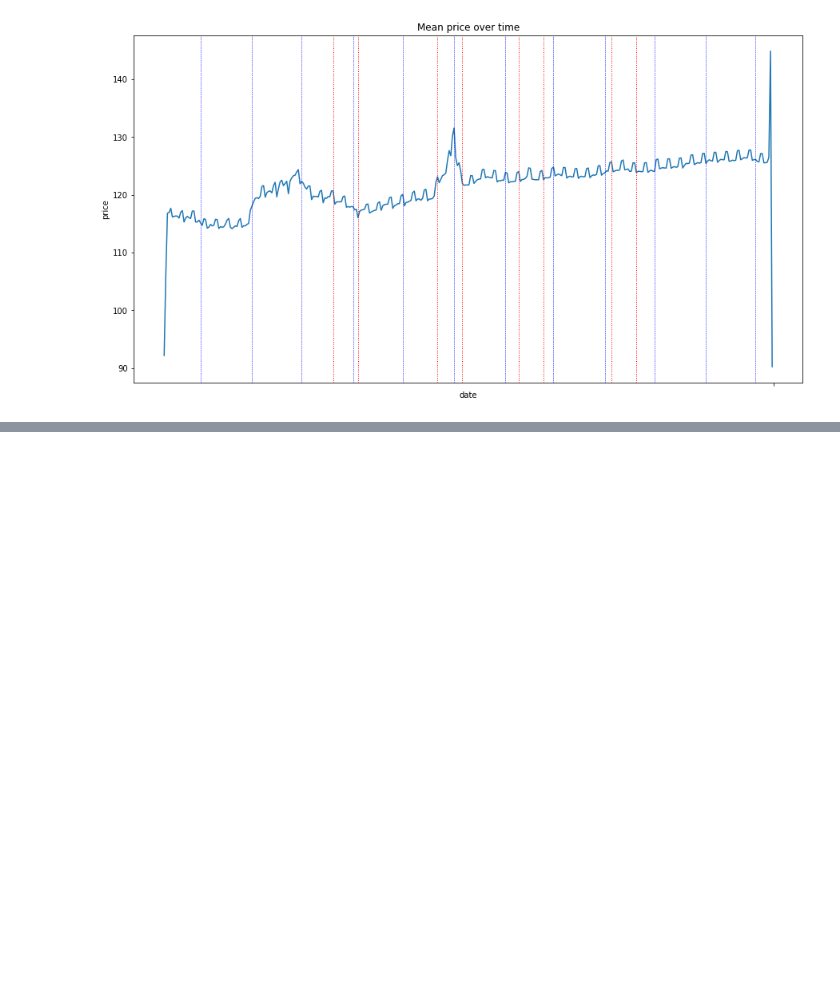
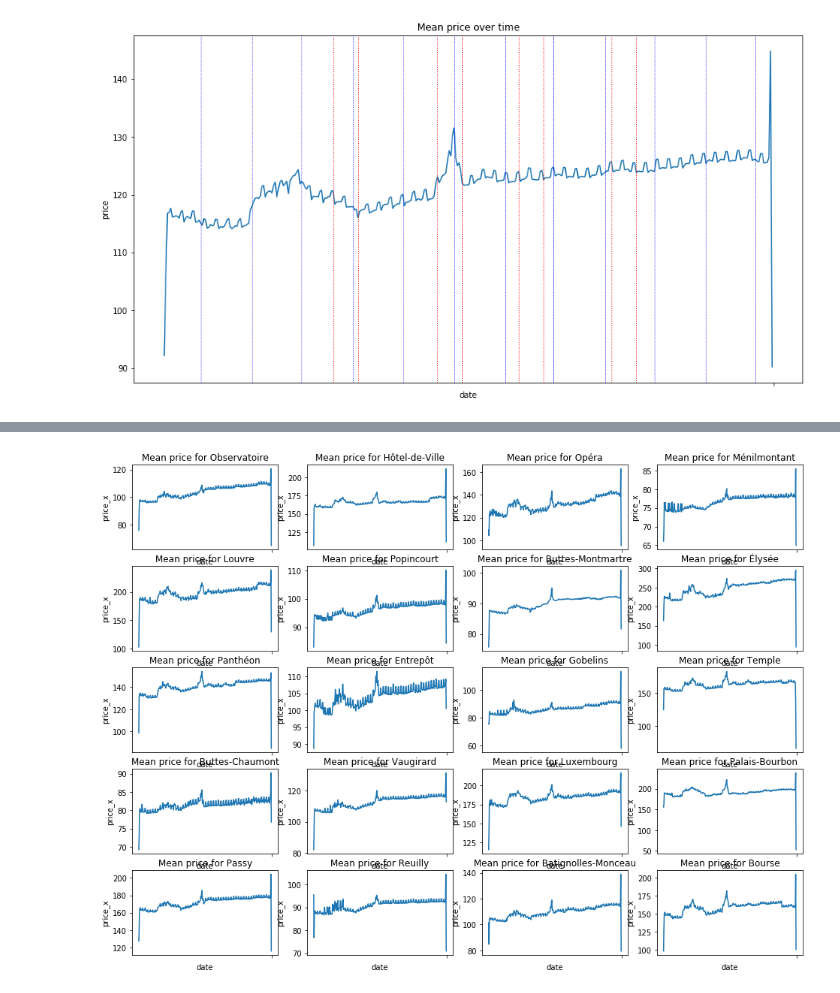
Before and after one commit to nidragedd/udadsnd-p4-airbnb_inside, a Jupyter notebook: notebook/2_Business_Understanding.ipynb, the cells around one changed output, grey strips where cells are left out. Cells and saved outputs as stored; diff of their text form; code cells hidden in the pictures; blank space fills up the shorter version.

```diff
--- a/notebook/2_Business_Understanding.ipynb
+++ b/notebook/2_Business_Understanding.ipynb
@@ -285,0 +266,4 @@ df_merged.head()
+# %%
+viz.lineplot_feature_distinct_neighbourhood_over_time(df_merged, 'price_x', 'date', 'price')
+# %% [output]
+[figure, added]
```
Also changed, not shown: parts of 42 cells of this notebook, 8 other files.
